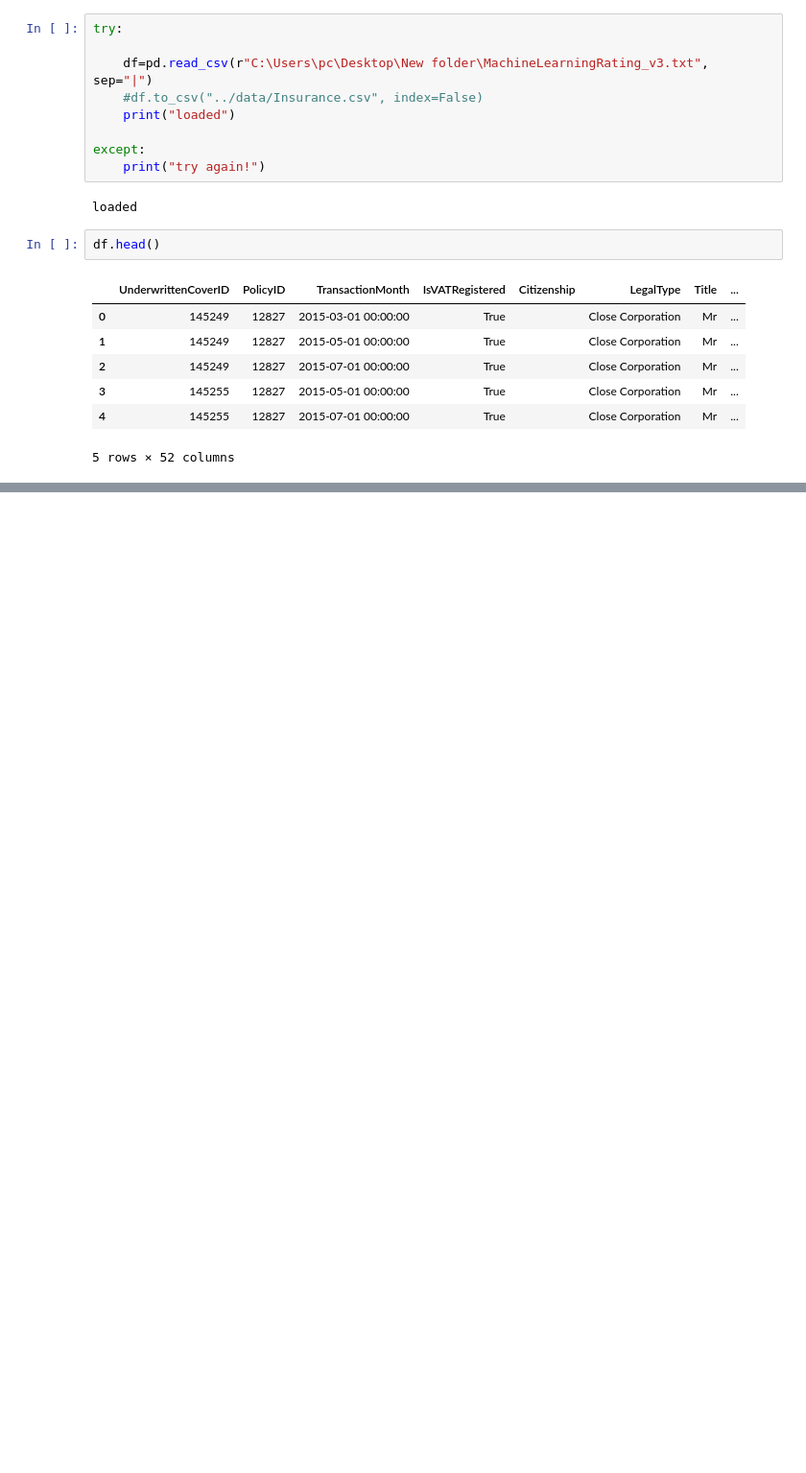
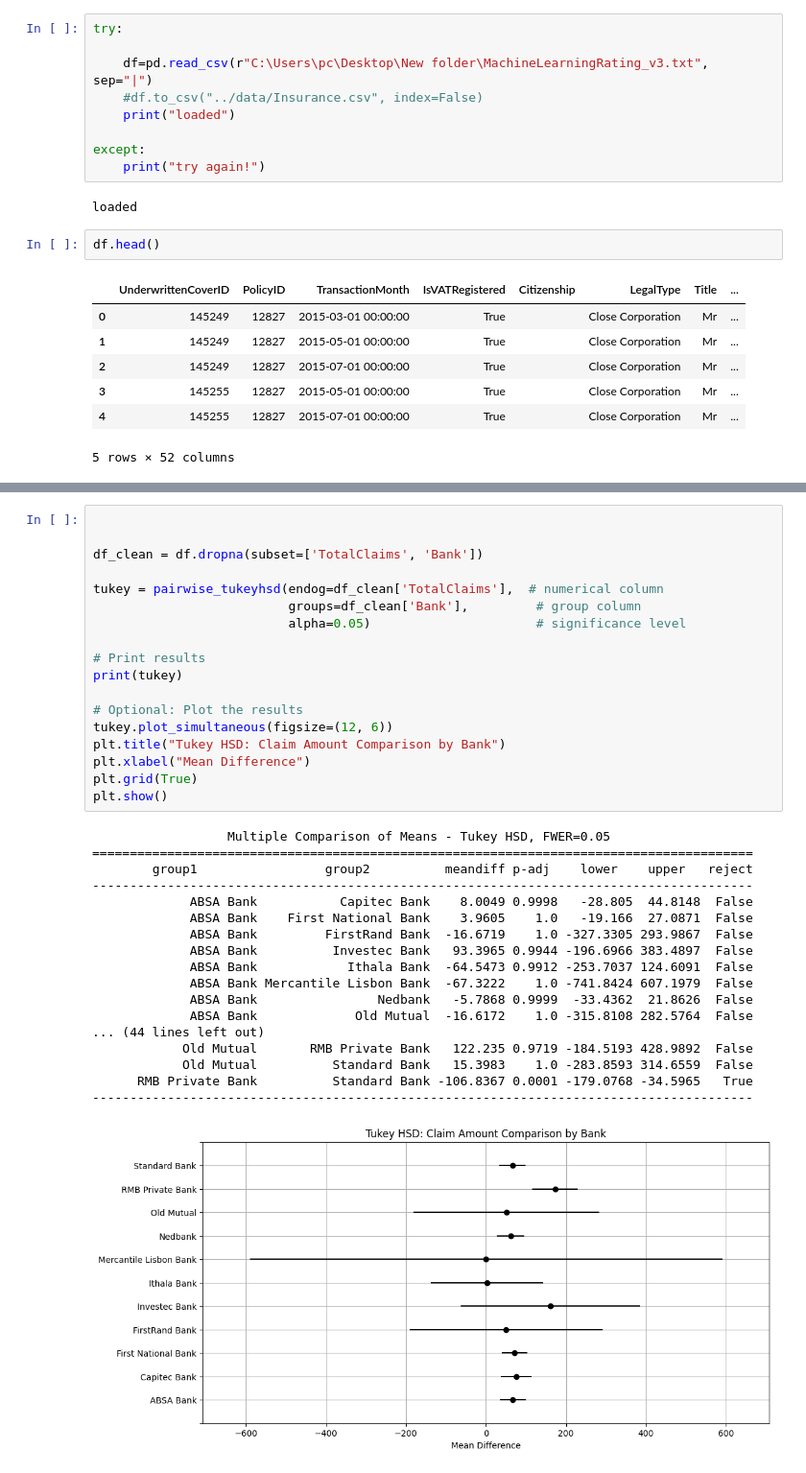
Before and after one commit to Skell30/End-to-End-Insurance-Risk-Analytics-Predictive-Modeling, a Jupyter notebook: notebooks/task3.ipynb, the cells around one changed output, grey strips where cells are left out. Shown at 96% size. Drawn from its saved outputs; the diff is of its cells as text; blank space fills up the shorter version.

```diff
--- a/notebooks/task3.ipynb
+++ b/notebooks/task3.ipynb
@@ -34,0 +111,37 @@ plt.show()
+# %%
+
+
+df_clean = df.dropna(subset=['TotalClaims', 'Bank'])
+
+tukey = pairwise_tukeyhsd(endog=df_clean['TotalClaims'],  # numerical column
+                          groups=df_clean['Bank'],         # group column
+                          alpha=0.05)                      # significance level
+
+# Print results
+print(tukey)
+
+# Optional: Plot the results
+tukey.plot_simultaneous(figsize=(12, 6))
+plt.title("Tukey HSD: Claim Amount Comparison by Bank")
+plt.xlabel("Mean Difference")
+plt.grid(True)
+plt.show()
+# %% [output]
+                  Multiple Comparison of Means - Tukey HSD, FWER=0.05
+========================================================================================
+        group1                 group2          meandiff p-adj    lower    upper   reject
+----------------------------------------------------------------------------------------
+             ABSA Bank           Capitec Bank    8.0049 0.9998   -28.805  44.8148  False
+             ABSA Bank    First National Bank    3.9605    1.0   -19.166  27.0871  False
+             ABSA Bank         FirstRand Bank  -16.6719    1.0 -327.3305 293.9867  False
+             ABSA Bank          Investec Bank   93.3965 0.9944 -196.6966 383.4897  False
+             ABSA Bank            Ithala Bank  -64.5473 0.9912 -253.7037 124.6091  False
+             ABSA Bank Mercantile Lisbon Bank  -67.3222    1.0 -741.8424 607.1979  False
+             ABSA Bank                Nedbank   -5.7868 0.9999  -33.4362  21.8626  False
+             ABSA Bank             Old Mutual  -16.6172    1.0 -315.8108 282.5764  False
+... (44 lines left out)
+            Old Mutual       RMB Private Bank   122.235 0.9719 -184.5193 428.9892  False
+            Old Mutual          Standard Bank   15.3983    1.0 -283.8593 314.6559  False
+      RMB Private Bank          Standard Bank -106.8367 0.0001 -179.0768 -34.5965   True
+----------------------------------------------------------------------------------------
+[figure, added]
```
Also changed, not shown: parts of 4 cells of this notebook.
